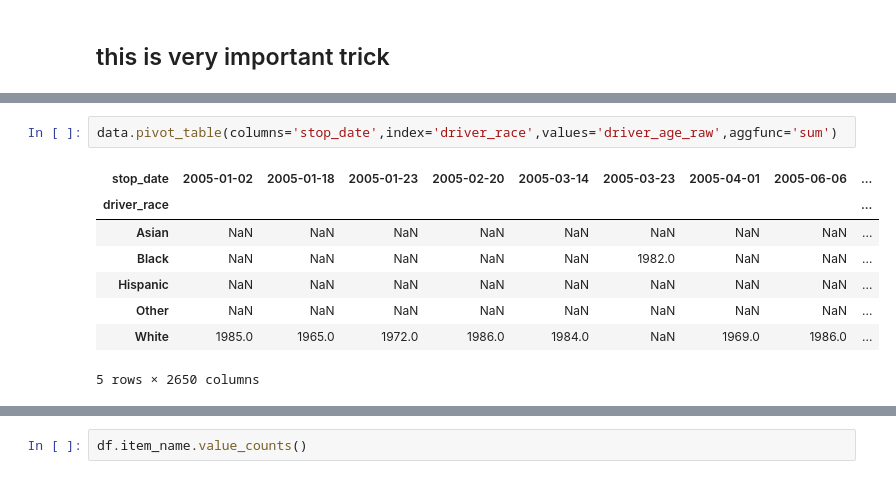
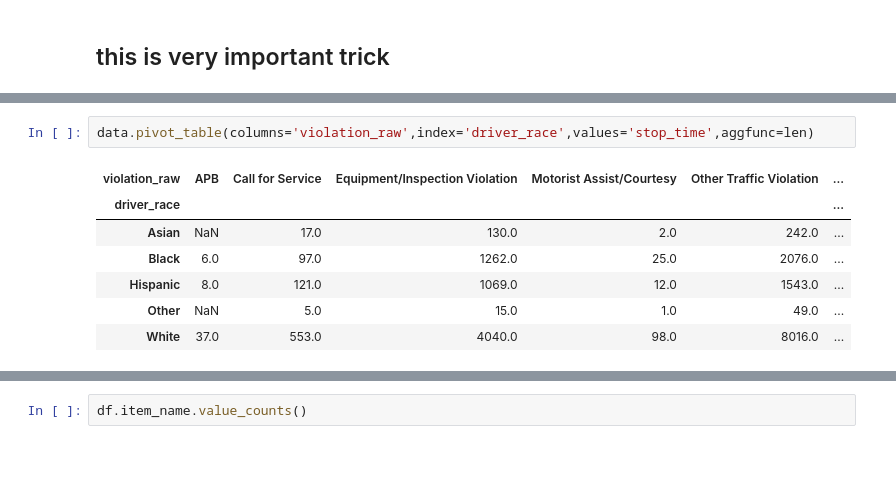
Before and after one commit to Ranjit-Singh-786/pandas-, a Jupyter notebook: 100_usefull_tricks_of_pandas.ipynb, the cells around one changed output, grey strips where cells are left out. Cells and saved outputs as stored; diff of their text form.

```diff
--- a/100_usefull_tricks_of_pandas.ipynb
+++ b/100_usefull_tricks_of_pandas.ipynb
@@ -144,11 +198,10 @@ ValueError: invalid literal for int() with base 10: '.'
 # %%
-data.pivot_table(columns='stop_date',index='driver_race',values='driver_age_raw',aggfunc='sum')
+data.pivot_table(columns='violation_raw',index='driver_race',values='stop_time',aggfunc=len)
 # %% [output]
-| stop_date | 2005-01-02 | 2005-01-18 | 2005-01-23 | 2005-02-20 | 2005-03-14 | 2005-03-23 | 2005-04-01 | 2005-06-06 | ... |
-| driver_race |  |  |  |  |  |  |  |  | ... |
-| Asian | NaN | NaN | NaN | NaN | NaN | NaN | NaN | NaN | ... |
-| Black | NaN | NaN | NaN | NaN | NaN | 1982.0 | NaN | NaN | ... |
-| Hispanic | NaN | NaN | NaN | NaN | NaN | NaN | NaN | NaN | ... |
-| Other | NaN | NaN | NaN | NaN | NaN | NaN | NaN | NaN | ... |
-| White | 1985.0 | 1965.0 | 1972.0 | 1986.0 | 1984.0 | NaN | 1969.0 | 1986.0 | ... |
+| violation_raw | APB | Call for Service | Equipment/Inspection Violation | Motorist Assist/Courtesy | Other Traffic Violation | ... |
+| driver_race |  |  |  |  |  | ... |
+| Asian | NaN | 17.0 | 130.0 | 2.0 | 242.0 | ... |
+| Black | 6.0 | 97.0 | 1262.0 | 25.0 | 2076.0 | ... |
+| Hispanic | 8.0 | 121.0 | 1069.0 | 12.0 | 1543.0 | ... |
+| Other | NaN | 5.0 | 15.0 | 1.0 | 49.0 | ... |
+| White | 37.0 | 553.0 | 4040.0 | 98.0 | 8016.0 | ... |
-5 rows × 2650 columns
```
Also changed, not shown: parts of 11 cells of this notebook, 3 other files.
